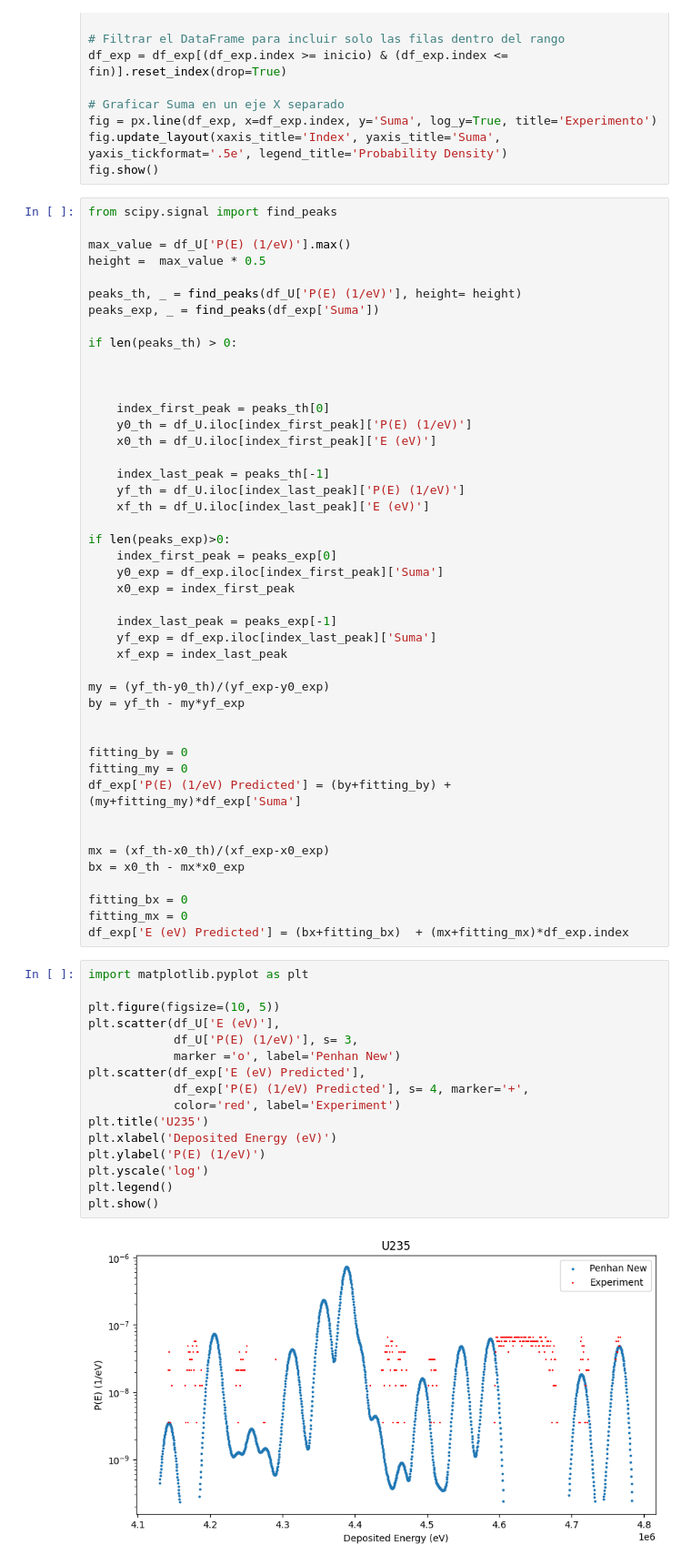
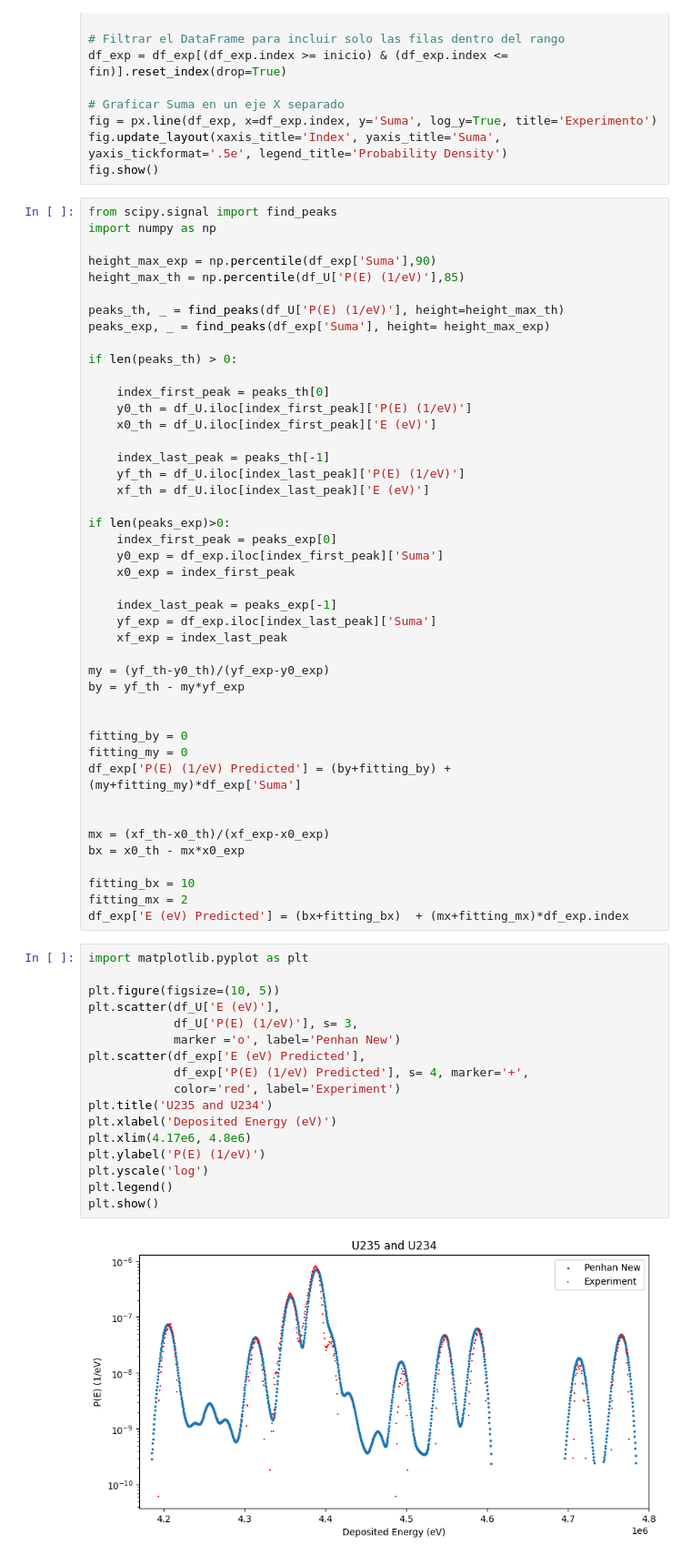
Before and after one commit to carlosherediapimienta/Collaboration_CIEMAT, a Jupyter notebook: U_235_234.ipynb, the cells around one changed output. Shown: that part at 91% size. Cells and saved outputs as stored; diff of their text form.

```diff
--- a/U_235_234.ipynb
+++ b/U_235_234.ipynb
@@ -48,16 +48,15 @@ fig.update_layout(xaxis_title='Index', yaxis_title='Suma', yaxis_tickformat='.5e
 fig.show()
 # %%
 from scipy.signal import find_peaks
+import numpy as np
 
-max_value = df_U['P(E) (1/eV)'].max()
-height =  max_value * 0.5
+height_max_exp = np.percentile(df_exp['Suma'],90)
+height_max_th = np.percentile(df_U['P(E) (1/eV)'],85)
 
-peaks_th, _ = find_peaks(df_U['P(E) (1/eV)'], height= height)
-peaks_exp, _ = find_peaks(df_exp['Suma'])
+peaks_th, _ = find_peaks(df_U['P(E) (1/eV)'], height=height_max_th)
+peaks_exp, _ = find_peaks(df_exp['Suma'], height= height_max_exp)
 
 if len(peaks_th) > 0:
-
-
 
     index_first_peak = peaks_th[0]
     y0_th = df_U.iloc[index_first_peak]['P(E) (1/eV)']
@@ -88,24 +87,25 @@ df_exp['P(E) (1/eV) Predicted'] = (by+fitting_by) + (my+fitting_my)*df_exp['Suma
 mx = (xf_th-x0_th)/(xf_exp-x0_exp)
 bx = x0_th - mx*x0_exp
 
-fitting_bx = 0
-fitting_mx = 0
+fitting_bx = 10
+fitting_mx = 2
 df_exp['E (eV) Predicted'] = (bx+fitting_bx)  + (mx+fitting_mx)*df_exp.index
 # %%
 import matplotlib.pyplot as plt
 
 plt.figure(figsize=(10, 5))
 plt.scatter(df_U['E (eV)'],
             df_U['P(E) (1/eV)'], s= 3,
             marker ='o', label='Penhan New')
 plt.scatter(df_exp['E (eV) Predicted'],
             df_exp['P(E) (1/eV) Predicted'], s= 4, marker='+',
             color='red', label='Experiment')
-plt.title('U235')
+plt.title('U235 and U234')
 plt.xlabel('Deposited Energy (eV)')
+plt.xlim(4.17e6, 4.8e6)
 plt.ylabel('P(E) (1/eV)')
 plt.yscale('log')
 plt.legend()
 plt.show()
 # %% [output]
-[figure, old version]
+[figure, new version]
```
